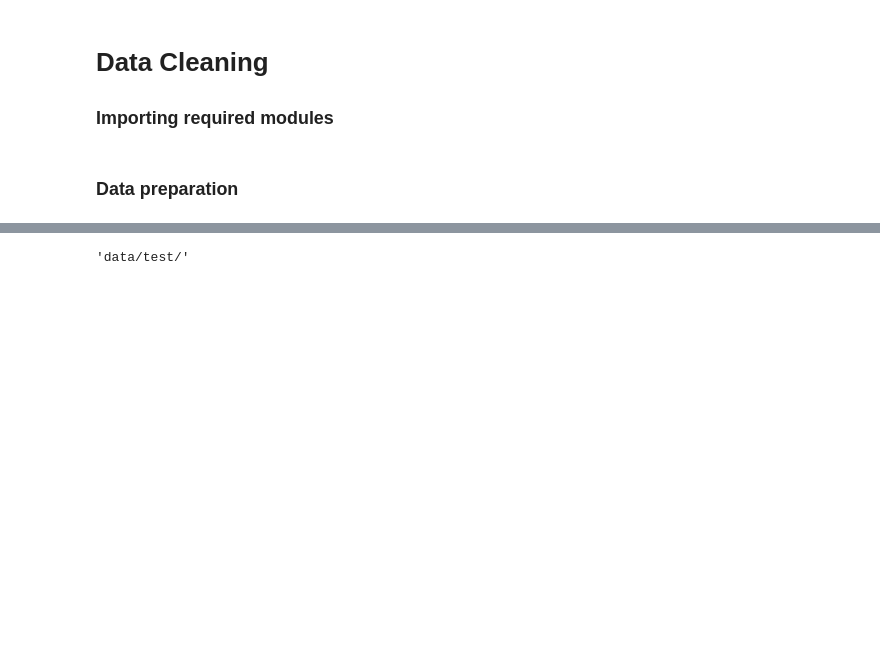
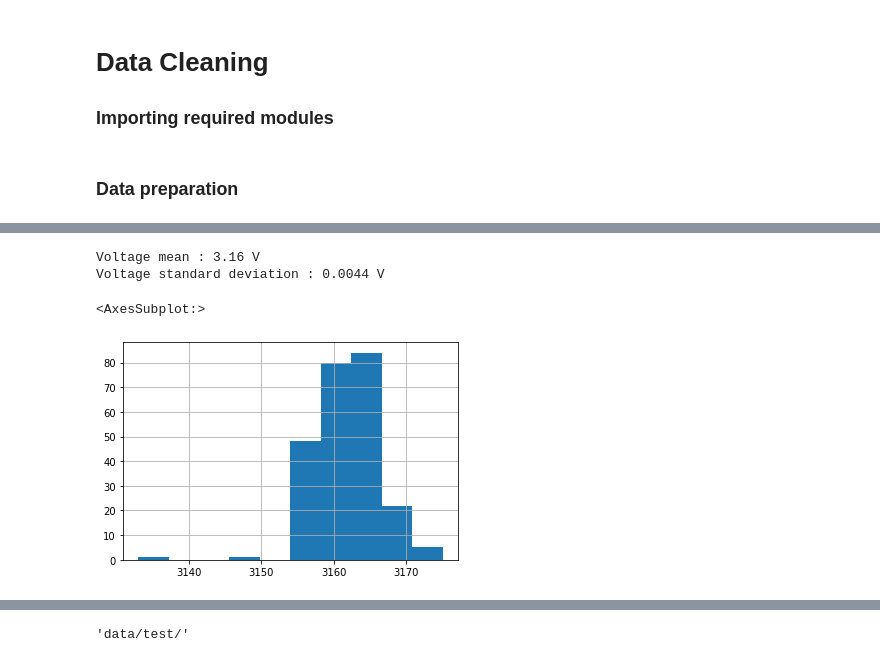
Before and after one commit to 314ka4y/Anomaly-detection-project, a Jupyter notebook: Anomaly_detection.ipynb, the cells around one changed output, grey strips where cells are left out. Drawn from its saved outputs; the diff is of its cells as text; code cells hidden in the pictures; blank space fills up the shorter version.

```diff
--- a/Anomaly_detection.ipynb
+++ b/Anomaly_detection.ipynb
@@ -561,0 +366,10 @@ final_df.plot()
+# %%
+# Charging
+print(f"Voltage mean : {round(np.mean(df_30sec.loc['2021-06-10 19:30:00',:]/1000),2)} V")
+print(f"Voltage standard deviation : {round(np.std(df_30sec.loc['2021-06-10 19:30:00',:]/1000),4)} V")
+df_30sec.loc['2021-06-10 19:30:00',:].hist(bins = 10)
+# %% [output]
+Voltage mean : 3.16 V
+Voltage standard deviation : 0.0044 V
+<AxesSubplot:>
+[figure, added]
```
Also changed, not shown: parts of 106 cells of this notebook.
